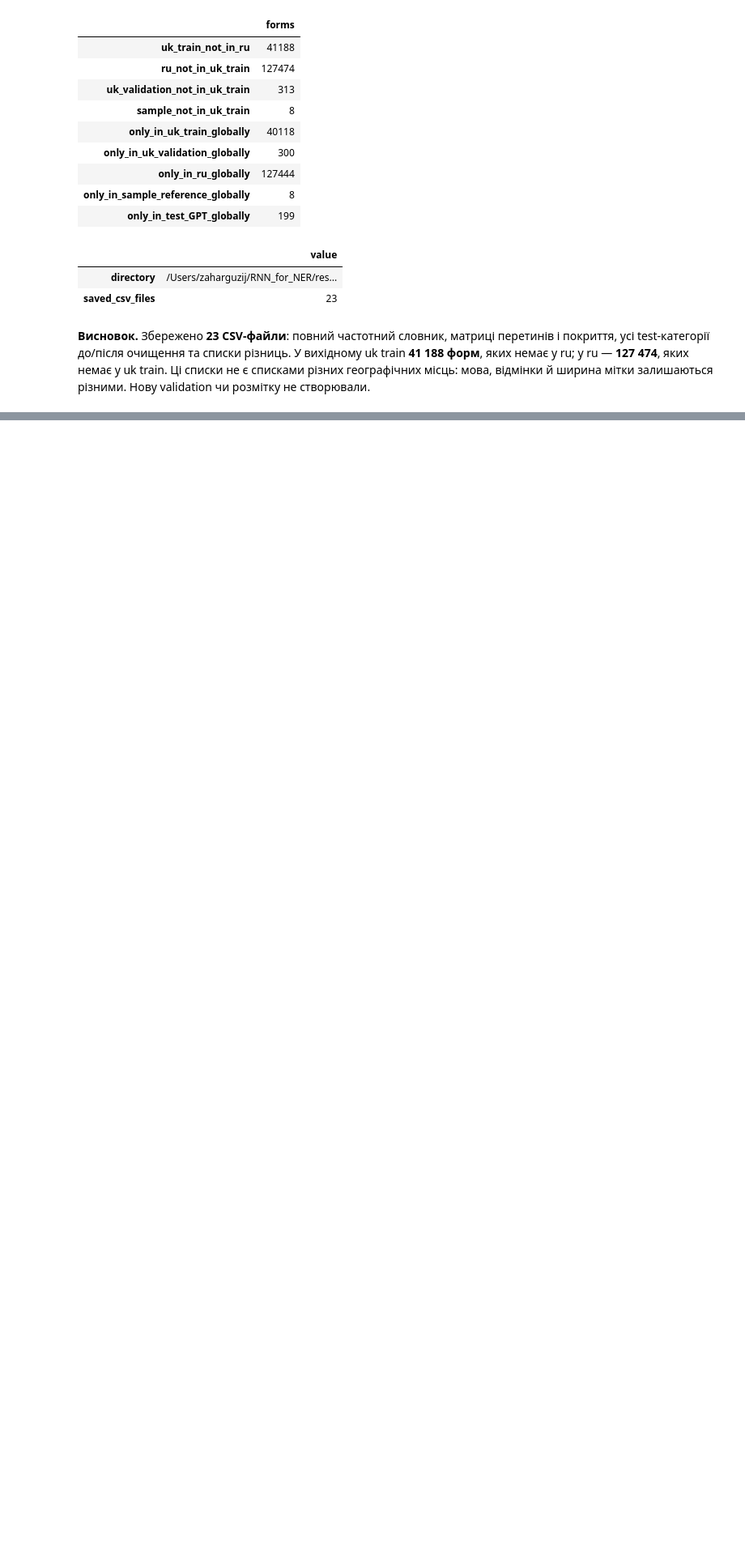
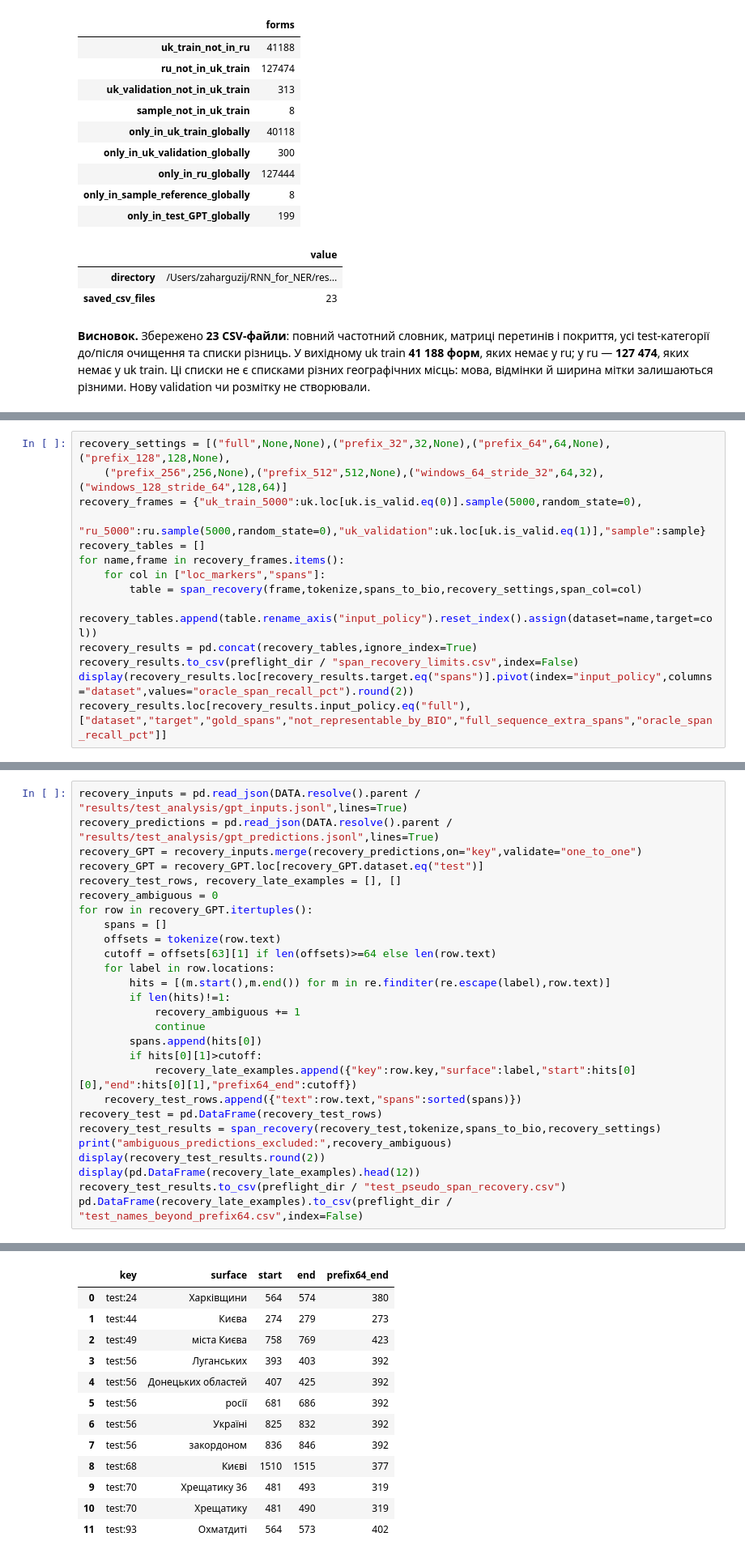
Before and after one commit to mykhailoisupov/RNN_for_NER, a Jupyter notebook: notebooks/EDA.ipynb, the cells around one changed output, grey strips where cells are left out. Shown at 81% size. Saved outputs shown, nothing was run; the diff lists cells and outputs as text; blank space fills up the shorter version.

```diff
--- a/notebooks/EDA.ipynb
+++ b/notebooks/EDA.ipynb
@@ -3140,0 +3201,14 @@ pd.Series({"directory":str(vocab_dir),"saved_csv_files":len(list(vocab_dir.glob(
+# %%
+recovery_settings = [("full",None,None),("prefix_32",32,None),("prefix_64",64,None),("prefix_128",128,None),
+    ("prefix_256",256,None),("prefix_512",512,None),("windows_64_stride_32",64,32),("windows_128_stride_64",128,64)]
+recovery_frames = {"uk_train_5000":uk.loc[uk.is_valid.eq(0)].sample(5000,random_state=0),
+    "ru_5000":ru.sample(5000,random_state=0),"uk_validation":uk.loc[uk.is_valid.eq(1)],"sample":sample}
+recovery_tables = []
+for name,frame in recovery_frames.items():
+    for col in ["loc_markers","spans"]:
+        table = span_recovery(frame,tokenize,spans_to_bio,recovery_settings,span_col=col)
+        recovery_tables.append(table.rename_axis("input_policy").reset_index().assign(dataset=name,target=col))
+recovery_results = pd.concat(recovery_tables,ignore_index=True)
+recovery_results.to_csv(preflight_dir / "span_recovery_limits.csv",index=False)
+display(recovery_results.loc[recovery_results.target.eq("spans")].pivot(index="input_policy",columns="dataset",values="oracle_span_recall_pct").round(2))
+recovery_results.loc[recovery_results.input_policy.eq("full"),["dataset","target","gold_spans","not_representable_by_BIO","full_sequence_extra_spans","oracle_span_recall_pct"]]
@@ -3140,0 +3243,28 @@ pd.Series({"directory":str(vocab_dir),"saved_csv_files":len(list(vocab_dir.glob(
+# %%
+recovery_inputs = pd.read_json(DATA.resolve().parent / "results/test_analysis/gpt_inputs.jsonl",lines=True)
+recovery_predictions = pd.read_json(DATA.resolve().parent / "results/test_analysis/gpt_predictions.jsonl",lines=True)
+recovery_GPT = recovery_inputs.merge(recovery_predictions,on="key",validate="one_to_one")
+recovery_GPT = recovery_GPT.loc[recovery_GPT.dataset.eq("test")]
+recovery_test_rows, recovery_late_examples = [], []
+recovery_ambiguous = 0
+for row in recovery_GPT.itertuples():
+    spans = []
+    offsets = tokenize(row.text)
+    cutoff = offsets[63][1] if len(offsets)>=64 else len(row.text)
+    for label in row.locations:
+        hits = [(m.start(),m.end()) for m in re.finditer(re.escape(label),row.text)]
+        if len(hits)!=1:
+            recovery_ambiguous += 1
+            continue
+        spans.append(hits[0])
+        if hits[0][1]>cutoff:
+            recovery_late_examples.append({"key":row.key,"surface":label,"start":hits[0][0],"end":hits[0][1],"prefix64_end":cutoff})
+    recovery_test_rows.append({"text":row.text,"spans":sorted(spans)})
+recovery_test = pd.DataFrame(recovery_test_rows)
+recovery_test_results = span_recovery(recovery_test,tokenize,spans_to_bio,recovery_settings)
+print("ambiguous_predictions_excluded:",recovery_ambiguous)
+display(recovery_test_results.round(2))
+display(pd.DataFrame(recovery_late_examples).head(12))
+recovery_test_results.to_csv(preflight_dir / "test_pseudo_span_recovery.csv")
+pd.DataFrame(recovery_late_examples).to_csv(preflight_dir / "test_names_beyond_prefix64.csv",index=False)
+# %% [output]
@@ -3140,0 +3281,13 @@ pd.Series({"directory":str(vocab_dir),"saved_csv_files":len(list(vocab_dir.glob(
+|  | key | surface | start | end | prefix64_end |
+| 0 | test:24 | Харківщини | 564 | 574 | 380 |
+| 1 | test:44 | Києва | 274 | 279 | 273 |
+| 2 | test:49 | міста Києва | 758 | 769 | 423 |
+| 3 | test:56 | Луганських | 393 | 403 | 392 |
+| 4 | test:56 | Донецьких областей | 407 | 425 | 392 |
+| 5 | test:56 | росії | 681 | 686 | 392 |
+| 6 | test:56 | Україні | 825 | 832 | 392 |
+| 7 | test:56 | закордоном | 836 | 846 | 392 |
+| 8 | test:68 | Києві | 1510 | 1515 | 377 |
+| 9 | test:70 | Хрещатику 36 | 481 | 493 | 319 |
+| 10 | test:70 | Хрещатику | 481 | 490 | 319 |
+| 11 | test:93 | Охматдиті | 564 | 573 | 402 |
```
Also changed, not shown: parts of 10 cells of this notebook, 1 other file.
